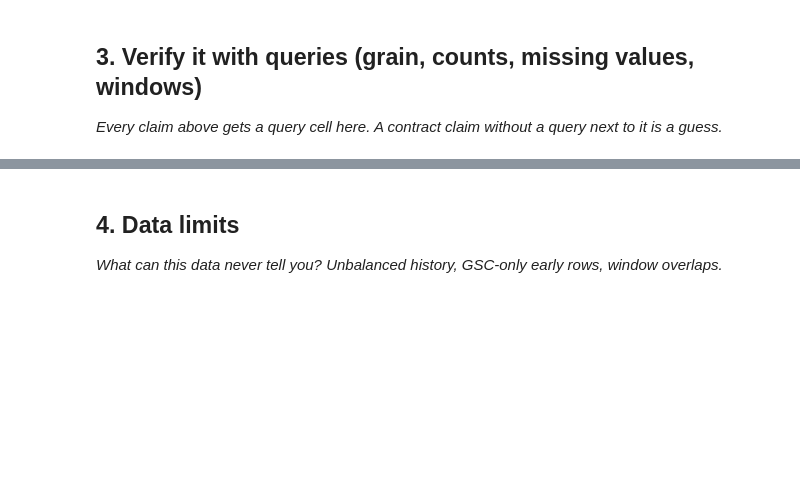
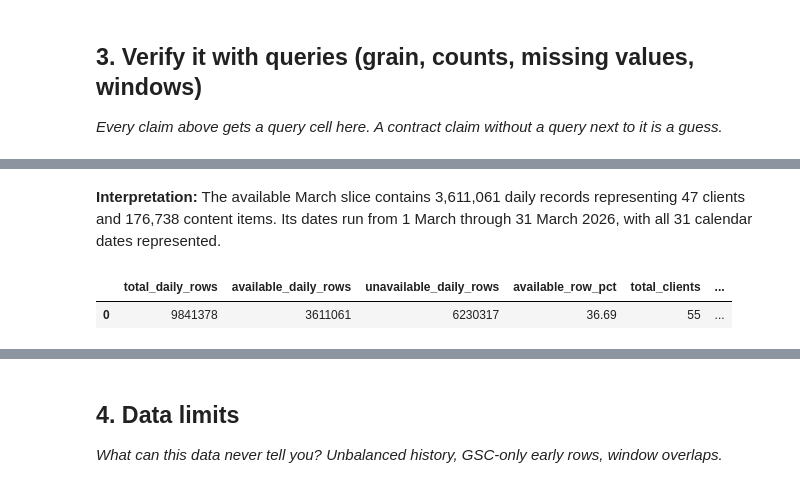
Before and after one commit to s-araromi/flyrank-ml-internship-sulaimon, a Jupyter notebook: work/notebooks/w03_data_contract.ipynb, the cells around one changed output, grey strips where cells are left out. Cells and saved outputs as stored; diff of their text form; code cells hidden in the pictures; blank space fills up the shorter version.

```diff
--- a/work/notebooks/w03_data_contract.ipynb
+++ b/work/notebooks/w03_data_contract.ipynb
@@ -29,0 +238,35 @@ This skeleton is yours to fill. Work the sections **in order** — each one has
+# %% [markdown]
+**Interpretation:** The available March slice contains 3,611,061 daily records representing 47 clients and 176,738 content items. Its dates run from 1 March through 31 March 2026, with all 31 calendar dates represented.
+# %%
+# Verification query 3 of 3: measure GSC data availability
+availability_query = f"""
+SELECT
+    COUNT(*) AS total_daily_rows,
+    COUNT(*) FILTER (
+        WHERE gsc_data_available IS TRUE
+    ) AS available_daily_rows,
+    COUNT(*) FILTER (
+        WHERE gsc_data_available IS NOT TRUE
+    ) AS unavailable_daily_rows,
+    ROUND(
+        100.0 * COUNT(*) FILTER (
+            WHERE gsc_data_available IS TRUE
+        ) / COUNT(*),
+        2
+    ) AS available_row_pct,
+    COUNT(DISTINCT client_hash_id) AS total_clients,
+    COUNT(DISTINCT client_hash_id) FILTER (
+        WHERE gsc_data_available IS TRUE
+    ) AS available_clients,
+    COUNT(DISTINCT content_hash_id) AS total_content_items,
+    COUNT(DISTINCT content_hash_id) FILTER (
+        WHERE gsc_data_available IS TRUE
+    ) AS available_content_items
+FROM {MARCH}
+"""
+
+availability_result = con.execute(availability_query).fetchdf()
+availability_result
+# %% [output]
+|  | total_daily_rows | available_daily_rows | unavailable_daily_rows | available_row_pct | total_clients | ... |
+| 0 | 9841378 | 3611061 | 6230317 | 36.69 | 55 | ... |
```
Also changed, not shown: parts of 22 cells of this notebook.
